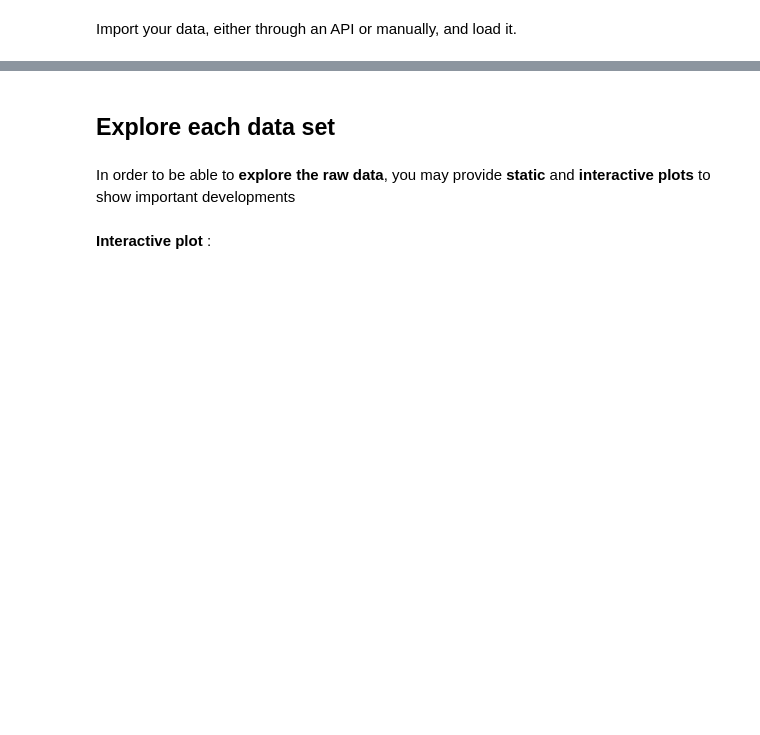
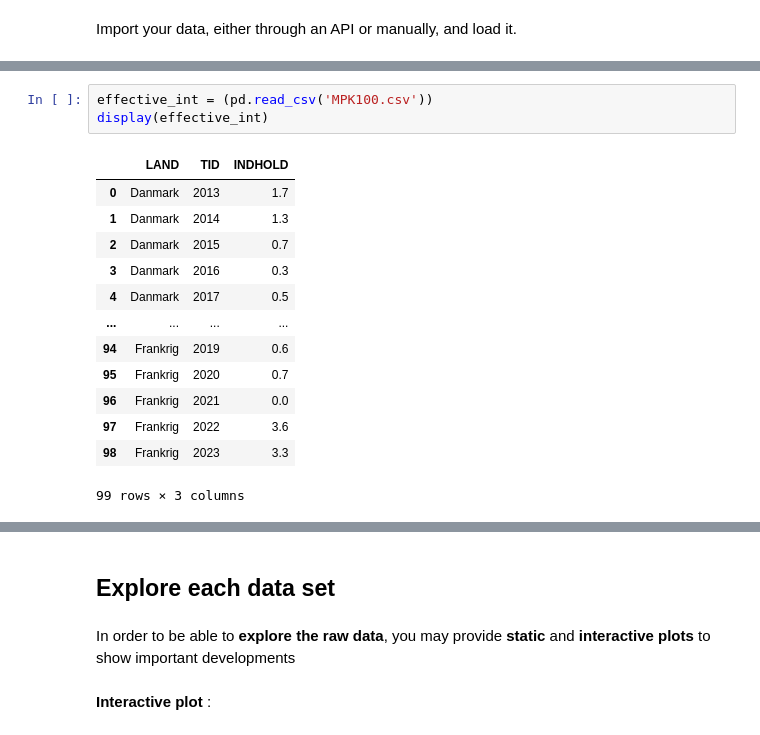
Before and after one commit to NumEconCopenhagen/projects-2024-sulaiman-phil-og-rabiah, a Jupyter notebook: dataproject/dataproject.ipynb, the cells around one changed output, grey strips where cells are left out. Drawn from its saved outputs; the diff is of its cells as text; blank space fills up the shorter version.

```diff
--- a/dataproject/dataproject.ipynb
+++ b/dataproject/dataproject.ipynb
@@ -124,0 +87,17 @@ bond.head(10)
+# %%
+effective_int = (pd.read_csv('MPK100.csv'))
+display(effective_int)
+# %% [output]
+|  | LAND | TID | INDHOLD |
+| 0 | Danmark | 2013 | 1.7 |
+| 1 | Danmark | 2014 | 1.3 |
+| 2 | Danmark | 2015 | 0.7 |
+| 3 | Danmark | 2016 | 0.3 |
+| 4 | Danmark | 2017 | 0.5 |
+| ... | ... | ... | ... |
+| 94 | Frankrig | 2019 | 0.6 |
+| 95 | Frankrig | 2020 | 0.7 |
+| 96 | Frankrig | 2021 | 0.0 |
+| 97 | Frankrig | 2022 | 3.6 |
+| 98 | Frankrig | 2023 | 3.3 |
+99 rows × 3 columns
```
Also changed, not shown: parts of 15 cells of this notebook.
